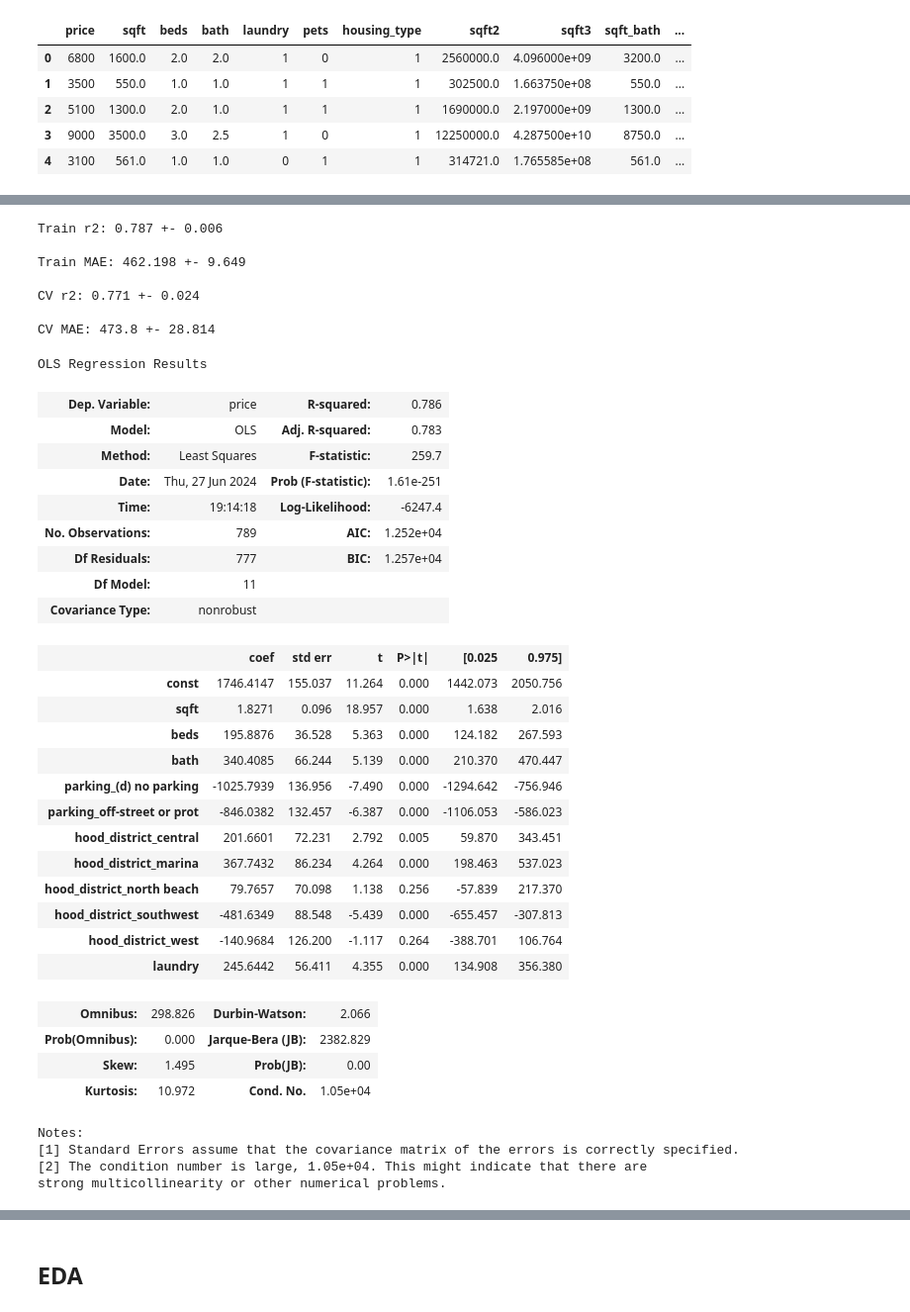
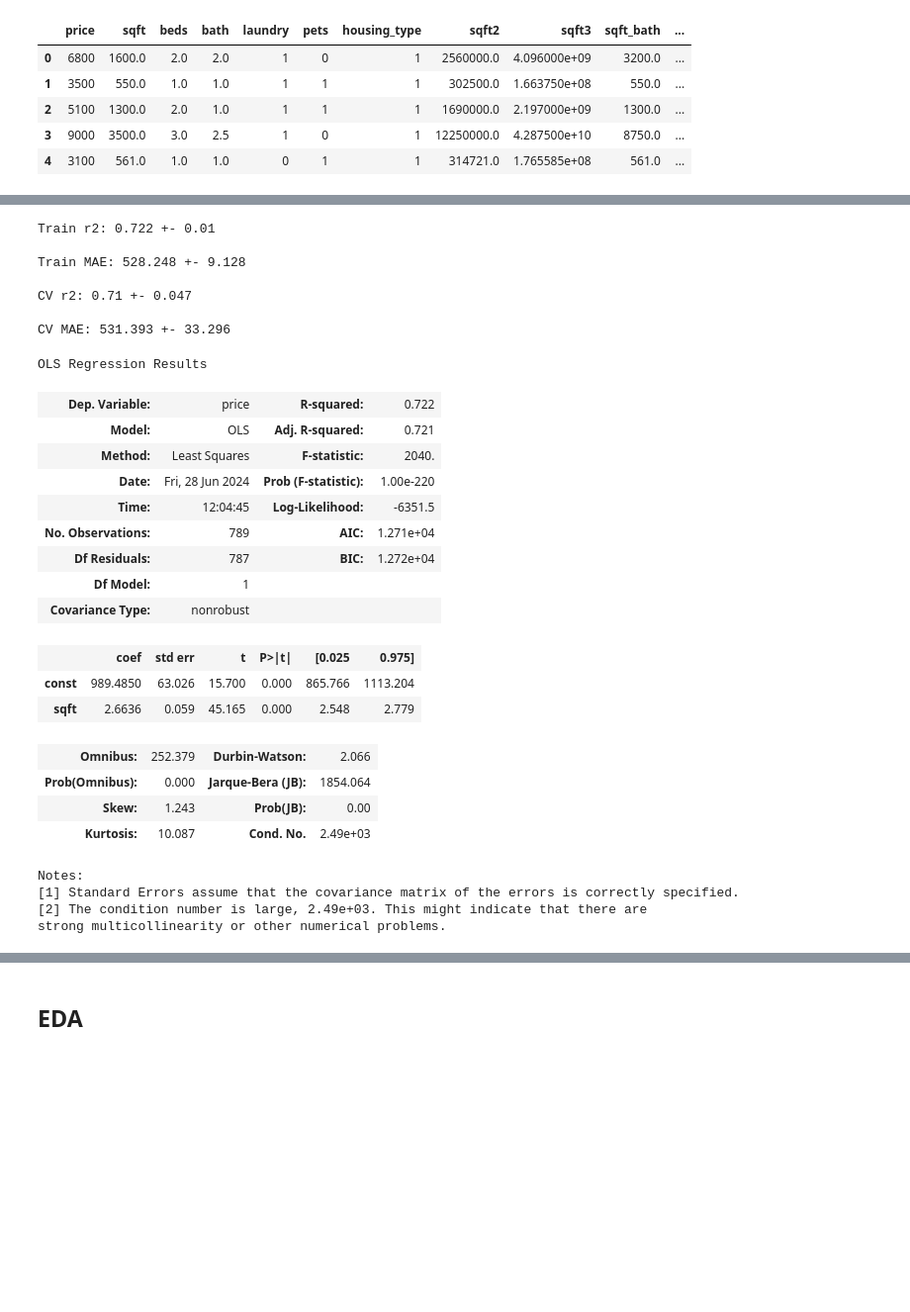
Before and after one commit to CalesSla/Statsmodels_recap, a Jupyter notebook: Regression and Forecasting U/03_regression_modelling_project.ipynb, the cells around one changed output, grey strips where cells are left out. Shown at 99% size. Saved outputs shown, nothing was run; the diff lists cells and outputs as text; code cells hidden in the pictures; blank space fills up the shorter version.

```diff
--- a/Regression and Forecasting U/03_regression_modelling_project.ipynb
+++ b/Regression and Forecasting U/03_regression_modelling_project.ipynb
@@ -102,7 +102,7 @@ df.head()
 
 ![image info](SFAR_map.png)
 # %%
-cols = ["sqft", "beds", "bath", "parking_(d) no parking", "parking_off-street or prot", "hood_district_central", "hood_district_marina", "hood_district_north beach", "hood_district_southwest", "hood_district_west", "laundry"]
+cols = ["sqft"]
 
 from sklearn.model_selection import KFold
 from sklearn.metrics import r2_score as r2, mean_absolute_error as mae
@@ -143,64 +143,54 @@ for train_ind, val_ind in kf.split(X, y):
     val_maes.append(mae(y_val, val_preds))
 
     # tr_r2s.append(r2(y_tr_orig, tr_preds_orig))
     # tr_maes.append(mae(y_tr_orig, tr_preds_orig))
     # val_r2s.append(r2(y_val_orig, val_preds_orig))
     # val_maes.append(mae(y_val_orig, val_preds_orig))
 
 
 # print("Train R2s: ", [round(x, 3) for x in tr_r2s])
 print(f"Train r2: {round(np.mean(tr_r2s), 3)} +- {round(np.std(tr_r2s), 3)}")
 print()
 # print("Train MAEs: ", [round(x, 3) for x in tr_maes])
 print(f"Train MAE: {round(np.mean(tr_maes), 3)} +- {round(np.std(tr_maes), 3)}")
 print()
 
 # print("Val R2s: ", [round(x, 3) for x in val_r2s])
 print(f"CV r2: {round(np.mean(val_r2s), 3)} +- {round(np.std(val_r2s), 3)}")
 print()
 # print("Val MAEs: ", [round(x, 3) for x in val_maes])
 print(f"CV MAE: {round(np.mean(val_maes), 3)} +- {round(np.std(val_maes), 3)}")
 
 model = sm.OLS(y, X).fit()
 model.summary()
 # %% [output]
-Train r2: 0.787 +- 0.006
+Train r2: 0.722 +- 0.01
 
-Train MAE: 462.198 +- 9.649
+Train MAE: 528.248 +- 9.128
 
-CV r2: 0.771 +- 0.024
+CV r2: 0.71 +- 0.047
 
-CV MAE: 473.8 +- 28.814
+CV MAE: 531.393 +- 33.296
 OLS Regression Results
-| Dep. Variable: | price | R-squared: | 0.786 |
-| Model: | OLS | Adj. R-squared: | 0.783 |
-| Method: | Least Squares | F-statistic: | 259.7 |
-| Date: | Thu, 27 Jun 2024 | Prob (F-statistic): | 1.61e-251 |
-| Time: | 19:14:18 | Log-Likelihood: | -6247.4 |
-| No. Observations: | 789 | AIC: | 1.252e+04 |
-| Df Residuals: | 777 | BIC: | 1.257e+04 |
-| Df Model: | 11 |  |  |
+| Dep. Variable: | price | R-squared: | 0.722 |
+| Model: | OLS | Adj. R-squared: | 0.721 |
+| Method: | Least Squares | F-statistic: | 2040. |
+| Date: | Fri, 28 Jun 2024 | Prob (F-statistic): | 1.00e-220 |
+| Time: | 12:04:45 | Log-Likelihood: | -6351.5 |
+| No. Observations: | 789 | AIC: | 1.271e+04 |
+| Df Residuals: | 787 | BIC: | 1.272e+04 |
+| Df Model: | 1 |  |  |
 | Covariance Type: | nonrobust |  |  |
 |  | coef | std err | t | P>|t| | [0.025 | 0.975] |
-| const | 1746.4147 | 155.037 | 11.264 | 0.000 | 1442.073 | 2050.756 |
-| sqft | 1.8271 | 0.096 | 18.957 | 0.000 | 1.638 | 2.016 |
-| beds | 195.8876 | 36.528 | 5.363 | 0.000 | 124.182 | 267.593 |
-| bath | 340.4085 | 66.244 | 5.139 | 0.000 | 210.370 | 470.447 |
-| parking_(d) no parking | -1025.7939 | 136.956 | -7.490 | 0.000 | -1294.642 | -756.946 |
-| parking_off-street or prot | -846.0382 | 132.457 | -6.387 | 0.000 | -1106.053 | -586.023 |
-| hood_district_central | 201.6601 | 72.231 | 2.792 | 0.005 | 59.870 | 343.451 |
-| hood_district_marina | 367.7432 | 86.234 | 4.264 | 0.000 | 198.463 | 537.023 |
-| hood_district_north beach | 79.7657 | 70.098 | 1.138 | 0.256 | -57.839 | 217.370 |
-| hood_district_southwest | -481.6349 | 88.548 | -5.439 | 0.000 | -655.457 | -307.813 |
-| hood_district_west | -140.9684 | 126.200 | -1.117 | 0.264 | -388.701 | 106.764 |
-| laundry | 245.6442 | 56.411 | 4.355 | 0.000 | 134.908 | 356.380 |
+| const | 989.4850 | 63.026 | 15.700 | 0.000 | 865.766 | 1113.204 |
+| sqft | 2.6636 | 0.059 | 45.165 | 0.000 | 2.548 | 2.779 |
-| Omnibus: | 298.826 | Durbin-Watson: | 2.066 |
-| Prob(Omnibus): | 0.000 | Jarque-Bera (JB): | 2382.829 |
-| Skew: | 1.495 | Prob(JB): | 0.00 |
-| Kurtosis: | 10.972 | Cond. No. | 1.05e+04 |
+| Omnibus: | 252.379 | Durbin-Watson: | 2.066 |
+| Prob(Omnibus): | 0.000 | Jarque-Bera (JB): | 1854.064 |
+| Skew: | 1.243 | Prob(JB): | 0.00 |
+| Kurtosis: | 10.087 | Cond. No. | 2.49e+03 |
 Notes:
 [1] Standard Errors assume that the covariance matrix of the errors is correctly specified.
-[2] The condition number is large, 1.05e+04. This might indicate that there are
+[2] The condition number is large, 2.49e+03. This might indicate that there are
 strong multicollinearity or other numerical problems.
 # %%
 influence = model.get_influence()
```
Also changed, not shown: parts of 3 cells of this notebook, 4 other files.
